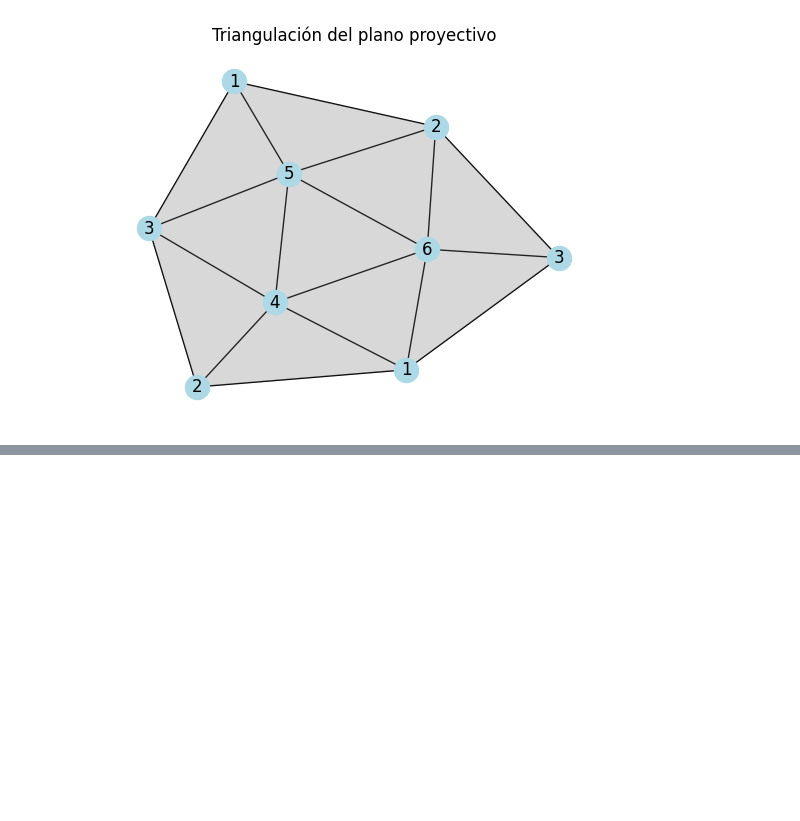
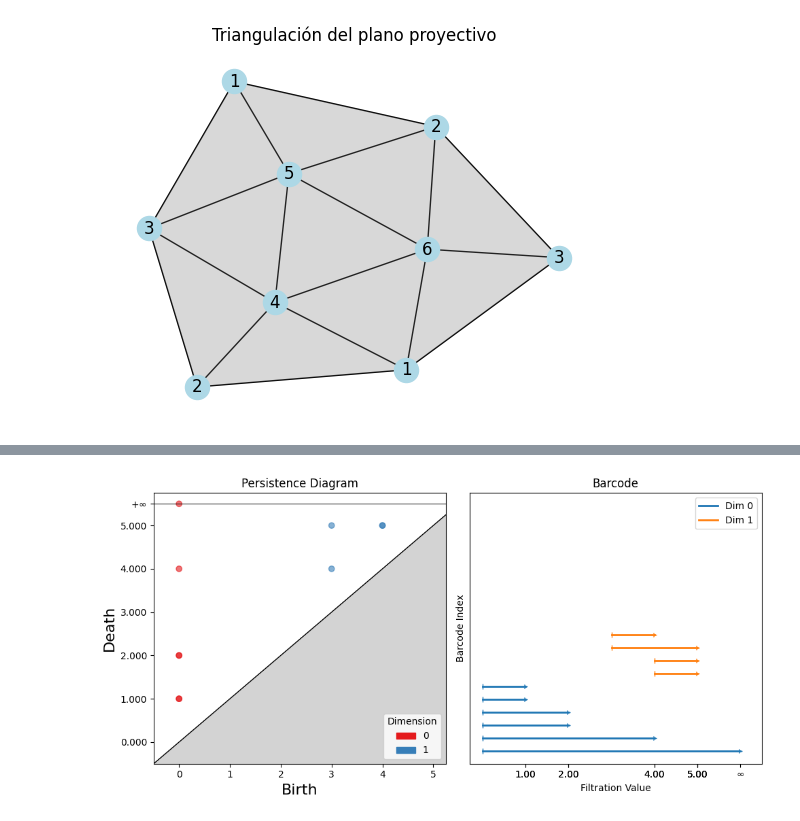
Before and after one commit to aaronbernal28/DataTopology-2025, a Jupyter notebook: notebooks/VR_y_homologia_persistente.ipynb, the cells around one changed output, grey strips where cells are left out. Cells and saved outputs as stored; diff of their text form; code cells hidden in the pictures; blank space fills up the shorter version.

```diff
--- a/notebooks/VR_y_homologia_persistente.ipynb
+++ b/notebooks/VR_y_homologia_persistente.ipynb
@@ -242,0 +143,8 @@ plot_persistence(persistence)
+# %%
+D, simplices = build_boundary_matrix(st)
+Dred = reduce_matrix(D)
+
+persistence_Q = st.persistence(Dred, simplices)
+plot_persistence(persistence_Q)
+# %% [output]
+[figure, added]
```
Also changed, not shown: parts of 12 cells of this notebook, 2 other files.
